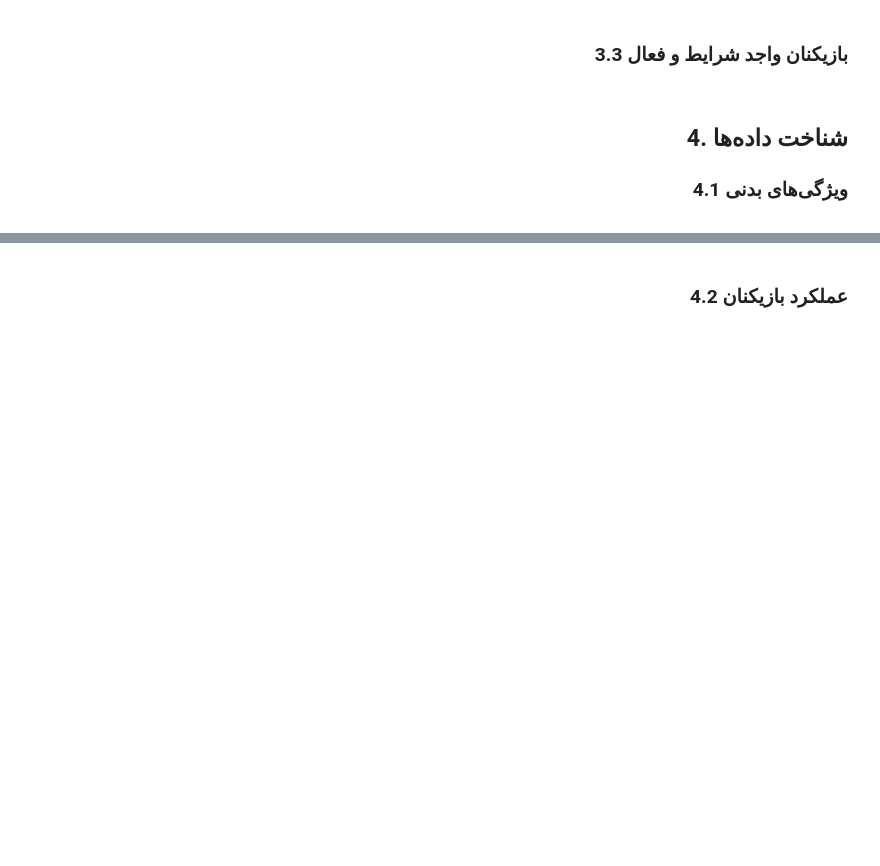
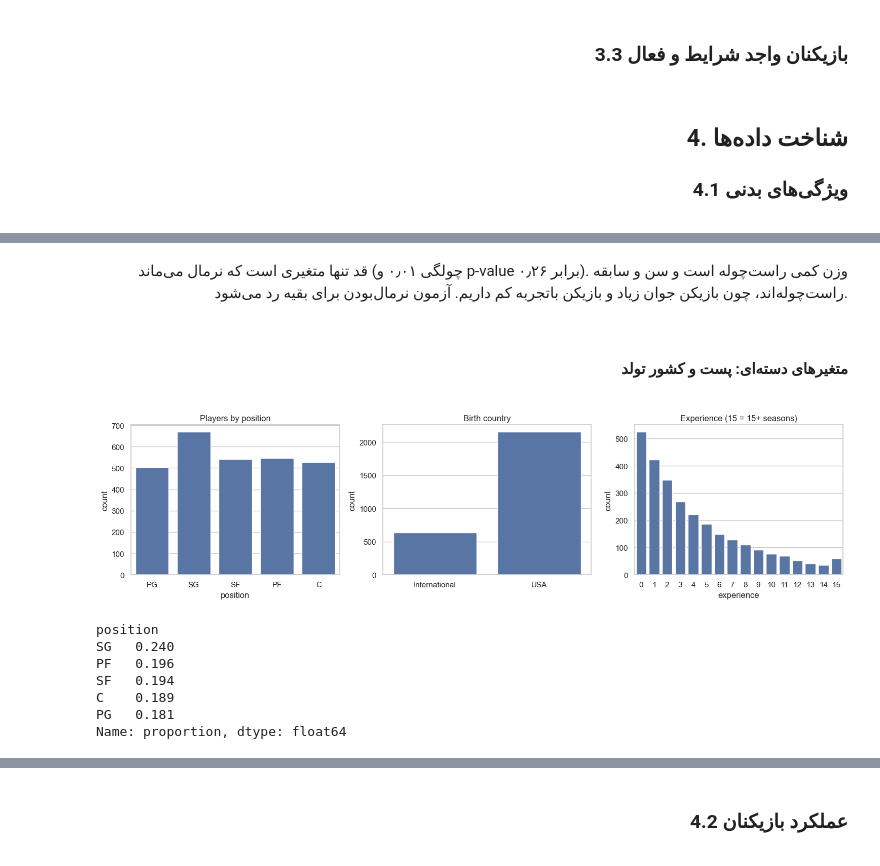
Before and after one commit to Alikhoshakhlagh/nba-data-analysis, a Jupyter notebook: notebooks/nba_analysis.ipynb, the cells around one changed output, grey strips where cells are left out. Drawn from its saved outputs; the diff is of its cells as text; code cells hidden in the pictures; blank space fills up the shorter version.

```diff
--- a/notebooks/nba_analysis.ipynb
+++ b/notebooks/nba_analysis.ipynb
@@ -53,0 +206,31 @@ load_dotenv(ROOT / '.env')
+# %% [markdown]
+<div dir="rtl" style="text-align: right;">
+<p>قد تنها متغیری است که نرمال می‌ماند (چولگی ۰٫۰۱ و p-value برابر ۰٫۲۶). وزن کمی راست‌چوله است و سن و سابقه راست‌چوله‌اند، چون بازیکن جوان زیاد و بازیکن باتجربه کم داریم. آزمون نرمال‌بودن برای بقیه رد می‌شود.</p>
+</div>
+# %% [markdown]
+<div dir="rtl" style="text-align: right;">
+<h4>متغیرهای دسته‌ای: پست و کشور تولد</h4>
+</div>
+# %%
+fig, axes = plt.subplots(1, 3, figsize=(15, 4))
+order = ['PG', 'SG', 'SF', 'PF', 'C']
+sns.countplot(x='position', data=players, order=order, ax=axes[0])
+axes[0].set_title('Players by position')
+sns.countplot(x='is_us', data=players, ax=axes[1])
+axes[1].set_xticks([0, 1], ['International', 'USA'])
+axes[1].set_xlabel('')
+axes[1].set_title('Birth country')
+sns.countplot(x='experience', data=players.assign(experience=players.experience.clip(upper=15)), ax=axes[2])
+axes[2].set_title('Experience (15 = 15+ seasons)')
+fig.tight_layout()
+plt.show()
+players.position.value_counts(normalize=True).round(3)
+# %% [output]
+[figure, added]
+position
+SG   0.240
+PF   0.196
+SF   0.194
+C    0.189
+PG   0.181
+Name: proportion, dtype: float64
```
Also changed, not shown: parts of 44 cells of this notebook.
